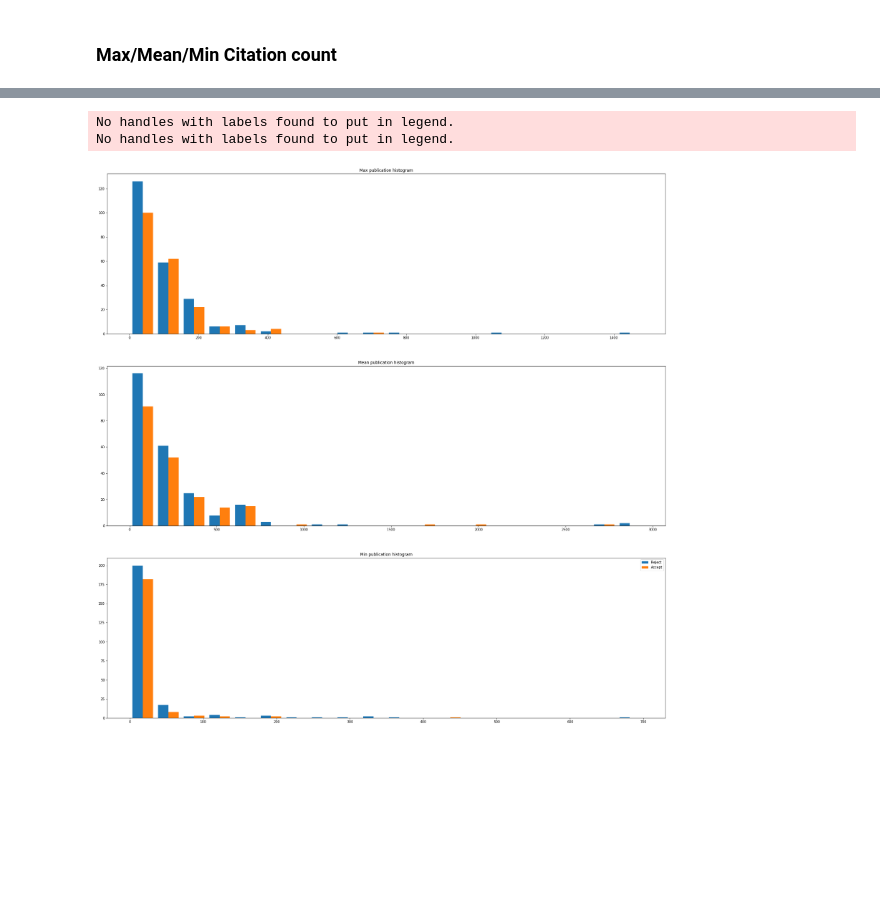
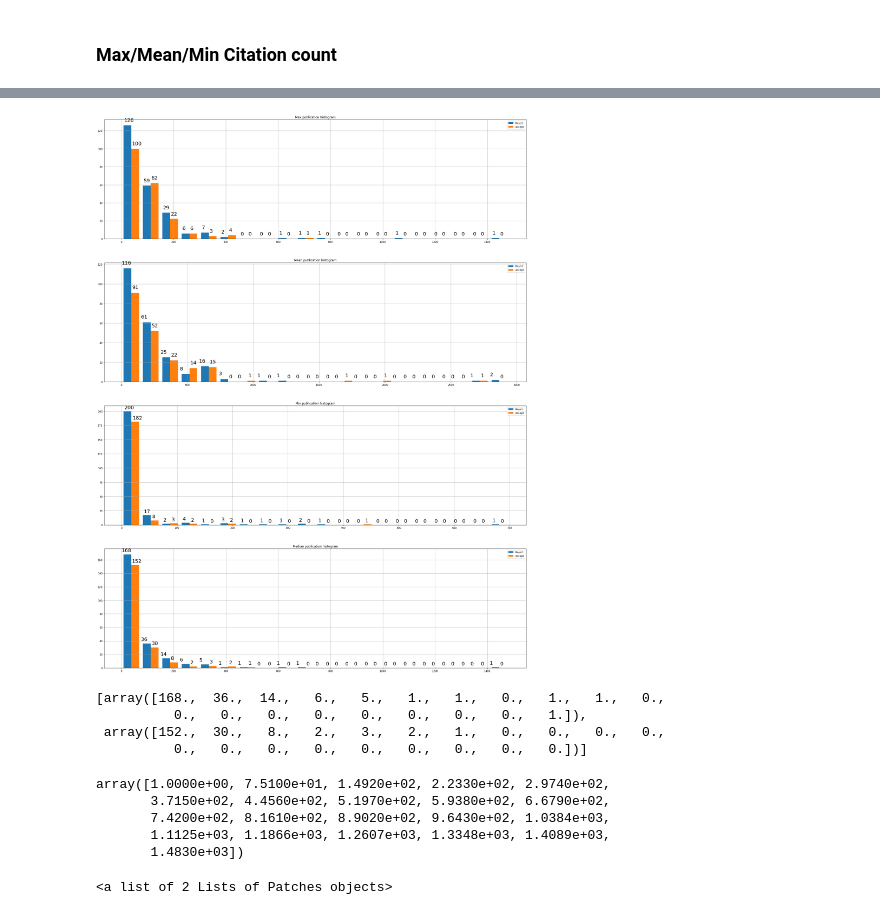
Before and after one commit to shruti-singh/PaperAcceptancePrediction, a Jupyter notebook: shruti/mag_data_extraction/PlotAuthorStats.ipynb, the cells around one changed output, grey strips where cells are left out. Cells and saved outputs as stored; diff of their text form; code cells hidden in the pictures; blank space fills up the shorter version.

```diff
--- a/shruti/mag_data_extraction/PlotAuthorStats.ipynb
+++ b/shruti/mag_data_extraction/PlotAuthorStats.ipynb
@@ -41,6 +41,6 @@ s
 # %%
 for k in org_papers:
     if len(org_papers[k]["cit_count_gs"]) > 0:
-        org_papers[k]["gs_cit_stat"] = [np.mean(org_papers[k]["cit_count_gs"]), np.max(org_papers[k]["cit_count_gs"]), np.min(org_papers[k]["cit_count_gs"])]
+        org_papers[k]["gs_cit_stat"] = [np.mean(org_papers[k]["cit_count_gs"]), np.max(org_papers[k]["cit_count_gs"]), np.min(org_papers[k]["cit_count_gs"]), np.median(org_papers[k]["cit_count_gs"])]
     if len(org_papers[k]["pub_count_gs"]) > 0:
-        org_papers[k]["gs_pub_stat"] = [np.mean(org_papers[k]["pub_count_gs"]), np.max(org_papers[k]["pub_count_gs"]), np.min(org_papers[k]["pub_count_gs"])]
+        org_papers[k]["gs_pub_stat"] = [np.mean(org_papers[k]["pub_count_gs"]), np.max(org_papers[k]["pub_count_gs"]), np.min(org_papers[k]["pub_count_gs"]), np.median(org_papers[k]["pub_count_gs"])]
@@ -49,6 +75,6 @@ for k in org_papers:
 # %%
-acc_cit = [[], [], []]
-rej_cit = [[], [], []]
+acc_cit = [[], [], [], []]
+rej_cit = [[], [], [], []]
 
 for k in org_papers:
     if "gs_cit_stat" in org_papers[k]:
@@ -56,10 +82,12 @@ for k in org_papers:
             acc_cit[0].append(org_papers[k]["gs_cit_stat"][0])
             acc_cit[1].append(org_papers[k]["gs_cit_stat"][1])
             acc_cit[2].append(org_papers[k]["gs_cit_stat"][2])
+            acc_cit[3].append(org_papers[k]["gs_cit_stat"][3])
         elif org_papers[k]["label"].lower() == "reject":
             rej_cit[0].append(org_papers[k]["gs_cit_stat"][0])
             rej_cit[1].append(org_papers[k]["gs_cit_stat"][1])
             rej_cit[2].append(org_papers[k]["gs_cit_stat"][2])
+            rej_cit[3].append(org_papers[k]["gs_cit_stat"][3])
 # %% [markdown]
 ### Max/Mean/Min Citation count
 # %%
@@ -96,6 +150,6 @@ No handles with labels found to put in legend.
 # %%
-acc_pub = [[], [], []]
-rej_pub = [[], [], []]
+acc_pub = [[], [], [], []]
+rej_pub = [[], [], [], []]
 
 for k in org_papers:
     if "gs_pub_stat" in org_papers[k]:
@@ -103,36 +157,64 @@ for k in org_papers:
             acc_pub[0].append(org_papers[k]["gs_pub_stat"][0])
             acc_pub[1].append(org_papers[k]["gs_pub_stat"][1])
             acc_pub[2].append(org_papers[k]["gs_pub_stat"][2])
+            acc_pub[3].append(org_papers[k]["gs_pub_stat"][3])
         elif org_papers[k]["label"].lower() == "reject":
             rej_pub[0].append(org_papers[k]["gs_pub_stat"][0])
             rej_pub[1].append(org_papers[k]["gs_pub_stat"][1])
             rej_pub[2].append(org_papers[k]["gs_pub_stat"][2])
+            rej_pub[3].append(org_papers[k]["gs_pub_stat"][3])
 # %%
-f, (ax1, ax2, ax3) = plt.subplots(3, 1, figsize=(30, 30))
+f, (ax1, ax2, ax3, ax4) = plt.subplots(4, 1, figsize=(30, 40))
 
 # Max
 x1 = sorted(rej_pub[0])
 x2 = sorted(acc_pub[0])
 n, bins, patches = ax1.hist([x1,x2], bins=20, label=["Reject", "Accept"])
-plt.legend(loc='upper right')
+for index,d in enumerate(n[0]):
+    ax1.text(x=bins[index]+10, y=d+4, s="{0:g}".format(d),fontdict=dict(fontsize=20))
+for index,d in enumerate(n[1]):
+    ax1.text(x=bins[index]+40 , y=d+4, s="{0:g}".format(d),fontdict=dict(fontsize=20))
+ax1.legend(loc='upper right')
 ax1.set_title('Max publication histogram')
+ax1.grid()
 
 # Mean
 x1 = sorted(rej_pub[1])
 x2 = sorted(acc_pub[1])
 n, bins, patches = ax2.hist([x1,x2], bins=20, label=["Reject", "Accept"])
-plt.legend(loc='upper right')
+for index,d in enumerate(n[0]):
+    ax2.text(x=bins[index] , y=d+4, s="{0:g}".format(d),fontdict=dict(fontsize=20))
+for index,d in enumerate(n[1]):
+    ax2.text(x=bins[index]+80 , y=d+4, s="{0:g}".format(d),fontdict=dict(fontsize=20))
+ax2.legend(loc='upper right')
 ax2.set_title('Mean publication histogram')
+ax2.grid()
 
 # Min
 x1 = sorted(rej_pub[2])
 x2 = sorted(acc_pub[2])
 n, bins, patches = ax3.hist([x1,x2], bins=20, label=["Reject", "Accept"])
-plt.legend(loc='upper right')
+for index,d in enumerate(n[0]):
+    ax3.text(x=bins[index]+5, y=d+4, s="{0:g}".format(d),fontdict=dict(fontsize=20))
+for index,d in enumerate(n[1]):
+    ax3.text(x=bins[index]+20 , y=d+4, s="{0:g}".format(d),fontdict=dict(fontsize=20))
+ax3.legend(loc='upper right')
 ax3.set_title('Min publication histogram')
+ax3.grid()
 
+# Median
+x1 = sorted(rej_pub[3])
+x2 = sorted(acc_pub[3])
+n, bins, patches = ax4.hist([x1,x2], bins=20, label=["Reject", "Accept"])
+for index,d in enumerate(n[0]):
+    ax4.text(x=bins[index] , y=d+4, s="{0:g}".format(d),fontdict=dict(fontsize=20))
+for index,d in enumerate(n[1]):
+    ax4.text(x=bins[index]+40 , y=d+4, s="{0:g}".format(d),fontdict=dict(fontsize=20))
+ax4.legend(loc='upper right')
+ax4.set_title('Median publication histogram')
+ax4.grid()
+
+plt.savefig("../images/GS_publication_stats.png")
 plt.show()
 # %% [output]
-No handles with labels found to put in legend.
-No handles with labels found to put in legend.
-[figure, old version]
+[figure, new version]
@@ -138,0 +223,19 @@ No handles with labels found to put in legend.
+# %%
+n
+# %% [output]
+[array([168.,  36.,  14.,   6.,   5.,   1.,   1.,   0.,   1.,   1.,   0.,
+          0.,   0.,   0.,   0.,   0.,   0.,   0.,   0.,   1.]),
+ array([152.,  30.,   8.,   2.,   3.,   2.,   1.,   0.,   0.,   0.,   0.,
+          0.,   0.,   0.,   0.,   0.,   0.,   0.,   0.,   0.])]
+# %%
+bins
+# %% [output]
+array([1.0000e+00, 7.5100e+01, 1.4920e+02, 2.2330e+02, 2.9740e+02,
+       3.7150e+02, 4.4560e+02, 5.1970e+02, 5.9380e+02, 6.6790e+02,
+       7.4200e+02, 8.1610e+02, 8.9020e+02, 9.6430e+02, 1.0384e+03,
+       1.1125e+03, 1.1866e+03, 1.2607e+03, 1.3348e+03, 1.4089e+03,
+       1.4830e+03])
+# %%
+patches
+# %% [output]
+<a list of 2 Lists of Patches objects>
```
Also changed, not shown: parts of 9 cells of this notebook.
